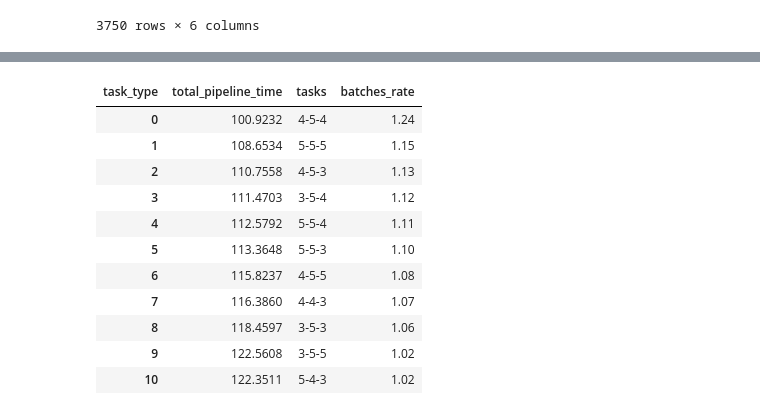
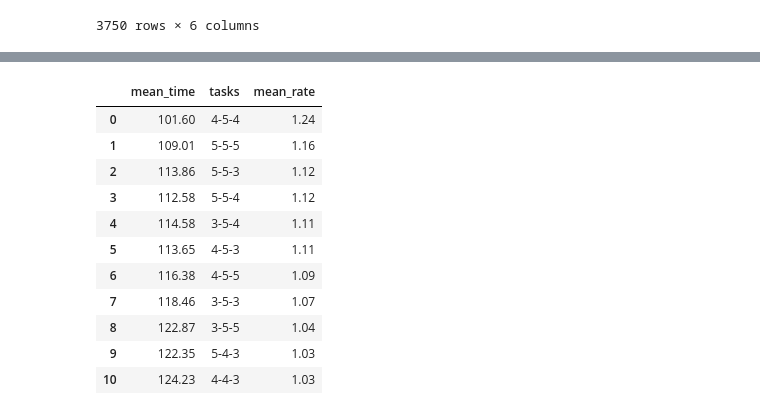
Before and after one commit to offcomputer/usp-airflow-project, a Jupyter notebook: src/notebooks/results.ipynb, the cells around one changed output, grey strips where cells are left out. Saved outputs shown, nothing was run; the diff lists cells and outputs as text; code cells hidden in the pictures.

```diff
--- a/src/notebooks/results.ipynb
+++ b/src/notebooks/results.ipynb
@@ -98,7 +77,7 @@ df_mean
 # %%
 df_grouped = (
-    df_mean
-    .pivot(index='tasks', columns='task_type', values='duration')
+    df_time_span.copy()[['run_id', 'task_type', 'tasks', 'duration']]
+    .pivot(index=['run_id', 'tasks'], columns='task_type', values='duration')
     .fillna(0)
     .reset_index()
 )
@@ -122,6 +101,5 @@ df_grouped
 result = df_grouped.copy()
 result['etl_variance'] = round(result[cols].var(axis=1), 3)
 result['batches_rate'] = round(125 / result['total_pipeline_time'], 2)
-result.sort_values(by='batches_rate', inplace=True)
 result
 # %% [output]
@@ -140,0 +119,17 @@ result
+# %%
+agg_result = (
+    result
+    .groupby('tasks')
+    .agg(
+        mean_time=('total_pipeline_time', 'mean'),
+        std_time=('total_pipeline_time', 'std'),
+        mean_extractors=('extractors', 'mean'),
+        mean_transformers=('transformers', 'mean'),
+        mean_loaders=('loaders', 'mean'),
+        mean_rate=('batches_rate', 'mean')
+    )
+    .reset_index()
+    .sort_values(by='mean_time', ascending=False)
+    .round(2)
+)
+agg_result
@@ -151,6 +160,8 @@ result.sample(1).T.to_dict()
 # %%
-df_111 = result.copy()[result['tasks'] == '1-1-1']
+df_111 = agg_result.copy()[agg_result['tasks'] == '1-1-1']
+cols = ['mean_extractors', 'mean_transformers', 'mean_loaders']
 sequential_time = sum([df_111[c].values[0] for c in cols])
-result['sequential_time'] = sequential_time
+agg_result['sequential_time'] = sequential_time
 print(sequential_time, 'seconds')
+agg_result
 # %% [output]
@@ -196,18 +306,18 @@ plt.show()
 # %%
-result[result['batches_rate'] > 1]\
-    [['total_pipeline_time', 'tasks', 'batches_rate']]\
-        .sort_values(by='batches_rate', ascending=False).reset_index(drop=True)
+agg_result[agg_result['mean_rate'] > 1]\
+    [['mean_time', 'tasks', 'mean_rate']]\
+        .sort_values(by='mean_rate', ascending=False).reset_index(drop=True)
 # %% [output]
-| task_type | total_pipeline_time | tasks | batches_rate |
-| 0 | 100.9232 | 4-5-4 | 1.24 |
-| 1 | 108.6534 | 5-5-5 | 1.15 |
-| 2 | 110.7558 | 4-5-3 | 1.13 |
-| 3 | 111.4703 | 3-5-4 | 1.12 |
-| 4 | 112.5792 | 5-5-4 | 1.11 |
-| 5 | 113.3648 | 5-5-3 | 1.10 |
-| 6 | 115.8237 | 4-5-5 | 1.08 |
-| 7 | 116.3860 | 4-4-3 | 1.07 |
-| 8 | 118.4597 | 3-5-3 | 1.06 |
-| 9 | 122.5608 | 3-5-5 | 1.02 |
-| 10 | 122.3511 | 5-4-3 | 1.02 |
+|  | mean_time | tasks | mean_rate |
+| 0 | 101.60 | 4-5-4 | 1.24 |
+| 1 | 109.01 | 5-5-5 | 1.16 |
+| 2 | 113.86 | 5-5-3 | 1.12 |
+| 3 | 112.58 | 5-5-4 | 1.12 |
+| 4 | 114.58 | 3-5-4 | 1.11 |
+| 5 | 113.65 | 4-5-3 | 1.11 |
+| 6 | 116.38 | 4-5-5 | 1.09 |
+| 7 | 118.46 | 3-5-3 | 1.07 |
+| 8 | 122.87 | 3-5-5 | 1.04 |
+| 9 | 122.35 | 5-4-3 | 1.03 |
+| 10 | 124.23 | 4-4-3 | 1.03 |
 # %%
```
Also changed, not shown: parts of 15 cells of this notebook.
